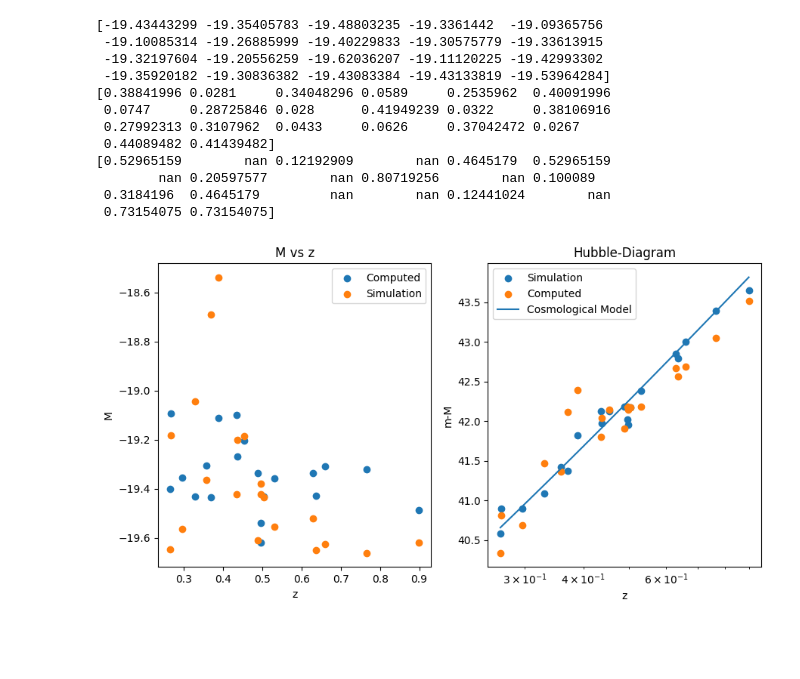
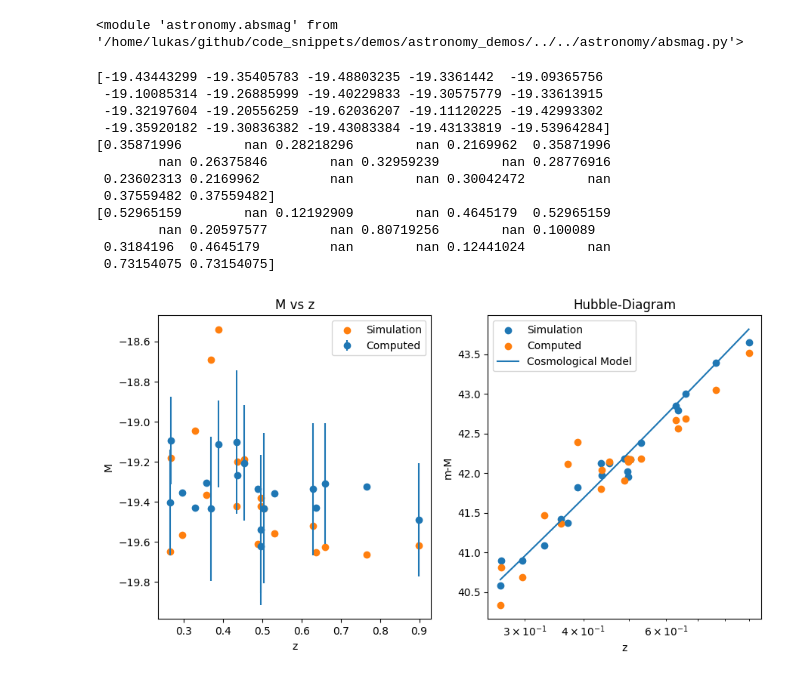
Before and after one commit to TheRedElement/LuStCodeSnippets, a Jupyter notebook: demos/astronomy_demos/absmag_demo.ipynb, the cells around one changed output. Cells and saved outputs as stored; diff of their text form; code cells hidden in the pictures; blank space fills up the shorter version.

```diff
--- a/demos/astronomy_demos/absmag_demo.ipynb
+++ b/demos/astronomy_demos/absmag_demo.ipynb
@@ -1,5 +1,6 @@
 # %%
 from astropy.cosmology import FlatLambdaCDM
+import importlib
 import matplotlib.pyplot as plt
 import numpy as np
 import polars as pl
@@ -7,6 +8,10 @@ import sys
 
 sys.path.append("../../")
 from astronomy import absmag
+
+importlib.reload(absmag)
+# %% [output]
+<module 'astronomy.absmag' from '/home/lukas/github/code_snippets/demos/astronomy_demos/../../astronomy/absmag.py'>
 # %%
 #some dataframe of observations/simulations (sampled from https://github.com/des-science/DES-SN5YR/tree/main/4_DISTANCES_COVMAT)
 df = pl.from_dicts([
@@ -48,37 +53,37 @@ print(std)
 print(offset)
 
 z_artificial = np.linspace(df["zHD"].min(), df["zHD"].max(), 100)
 mu_artificial = cosmo.distmod(z_artificial)
 
 #test plot
 fig = plt.figure(figsize=(9,5))
 ax1 = fig.add_subplot(121, title="M vs z")
 ax2 = fig.add_subplot(122, title="Hubble-Diagram")
-ax1.scatter(df["zHD"], M, label="Computed")
-ax1.scatter(df["zHD"], df["mB"] - df["MU"], label="Simulation")
+ax1.errorbar(df["zHD"], M, yerr=std, ls="", marker="o", label="Computed", c="C0")
+ax1.scatter(df["zHD"], df["mB"] - df["MU"], label="Simulation", c="C1")
 ax2.scatter(df["zHD"], df["MU"], label="Simulation")
 ax2.scatter(df["zHD"], df["mB"]-M, label="Computed")
 ax2.plot(z_artificial, mu_artificial, label="Cosmological Model")
 ax2.set_xscale("log")
 ax1.set_xlabel("z")
 ax2.set_xlabel("z")
 ax1.set_ylabel("M")
 ax2.set_ylabel("m-M")
 fig.tight_layout()
 ax1.legend()
 ax2.legend()
 plt.show()
 # %% [output]
 [-19.43443299 -19.35405783 -19.48803235 -19.3361442  -19.09365756
  -19.10085314 -19.26885999 -19.40229833 -19.30575779 -19.33613915
  -19.32197604 -19.20556259 -19.62036207 -19.11120225 -19.42993302
  -19.35920182 -19.30836382 -19.43083384 -19.43133819 -19.53964284]
-[0.38841996 0.0281     0.34048296 0.0589     0.2535962  0.40091996
- 0.0747     0.28725846 0.028      0.41949239 0.0322     0.38106916
- 0.27992313 0.3107962  0.0433     0.0626     0.37042472 0.0267
- 0.44089482 0.41439482]
+[0.35871996        nan 0.28218296        nan 0.2169962  0.35871996
+        nan 0.26375846        nan 0.32959239        nan 0.28776916
+ 0.23602313 0.2169962         nan        nan 0.30042472        nan
+ 0.37559482 0.37559482]
 [0.52965159        nan 0.12192909        nan 0.4645179  0.52965159
         nan 0.20597577        nan 0.80719256        nan 0.100089
  0.3184196  0.4645179         nan        nan 0.12441024        nan
  0.73154075 0.73154075]
-[figure, old version]
+[figure, new version]
```
Also changed, not shown: 1 other file.
